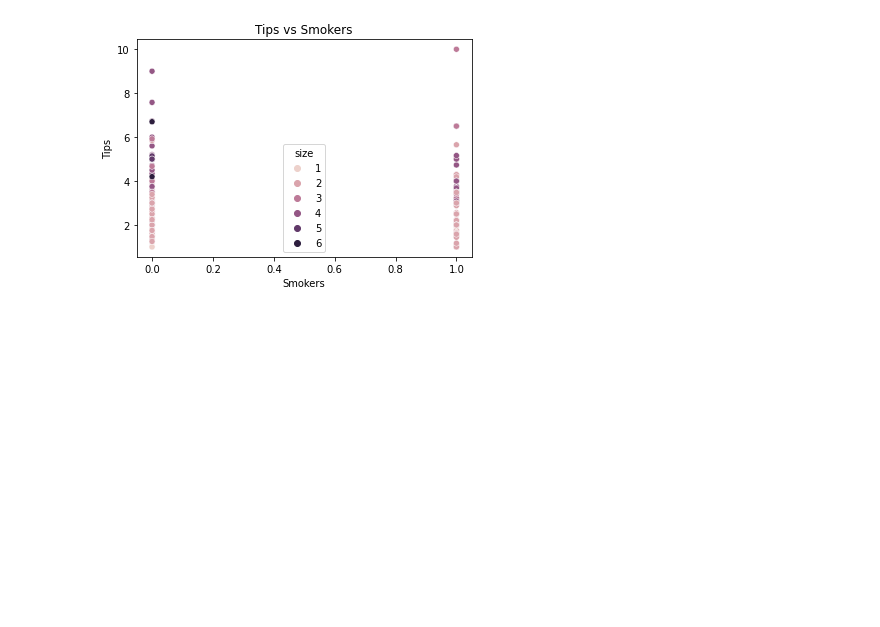
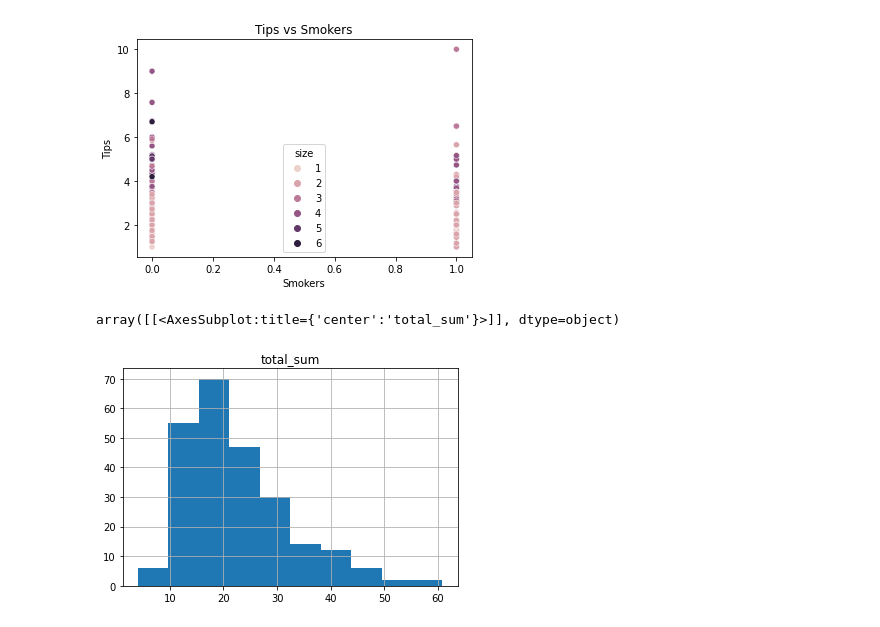
Before and after one commit to AliZ786/COMP-333, a Jupyter notebook: Assignments/LabAssignment1.ipynb, the cells around one changed output. Cells and saved outputs as stored; diff of their text form; code cells hidden in the pictures; blank space fills up the shorter version.

Commit message:
Added final histogram

```diff
--- a/Assignments/LabAssignment1.ipynb
+++ b/Assignments/LabAssignment1.ipynb
@@ -104,3 +105,13 @@ scatter_smokers1.set(xlabel='Smokers', ylabel='Tips', title="Tips vs Smokers")
  Text(0, 0.5, 'Tips'),
  Text(0.5, 1.0, 'Tips vs Smokers')]
 [figure]
+# %%
+# Creating a column for the total sum
+tips_data['total_sum'] = tips_data.iloc[:,[1,2]].sum(axis=1)
+
+w = 0.1
+
+tips_data.hist(bins=10, column = ['total_sum'])
+# %% [output]
+array([[<AxesSubplot:title={'center':'total_sum'}>]], dtype=object)
+[figure, added]
```
Also changed, not shown: parts of 1 cell of this notebook.
